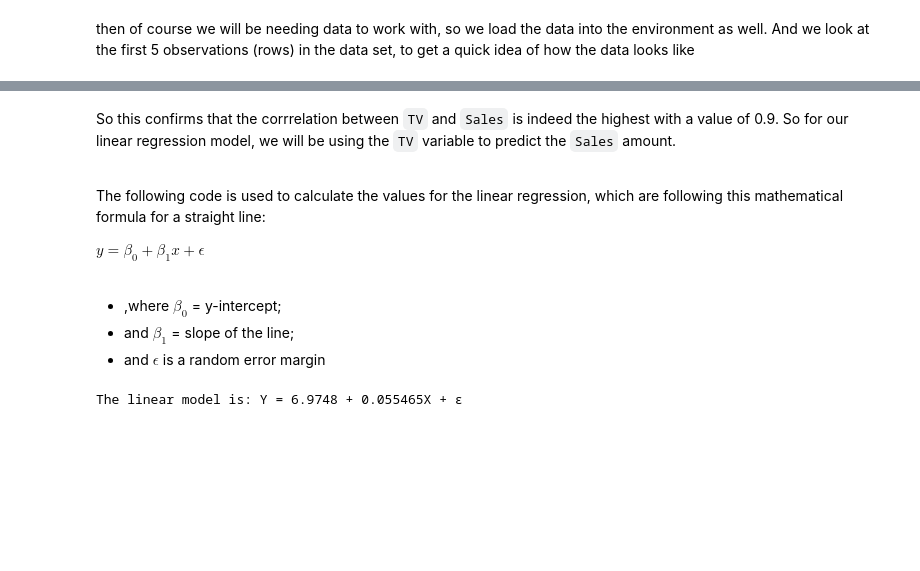
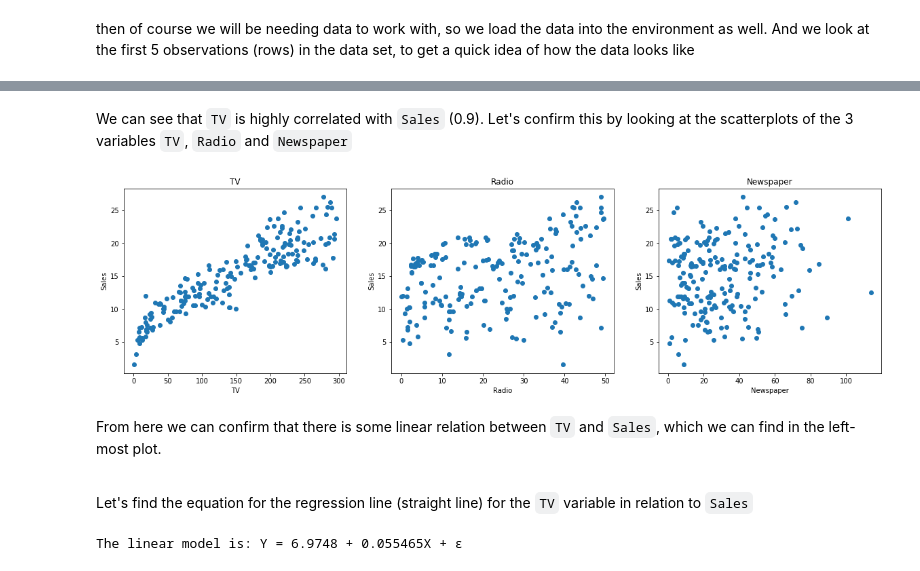
Before and after one commit to DaThabor/Mentoring, a Jupyter notebook: Simple Linear Regression in Python.ipynb, the cells around one changed output, grey strips where cells are left out. Drawn from its saved outputs; the diff is of its cells as text; code cells hidden in the pictures; blank space fills up the shorter version.

```diff
--- a/Simple Linear Regression in Python.ipynb
+++ b/Simple Linear Regression in Python.ipynb
@@ -99,17 +87,27 @@ plt.show()
-# %% [markdown]
-So this confirms that the corrrelation between `TV` and `Sales` is indeed the highest with a value of 0.9. So for our linear regression model, we will be using the `TV` variable to predict the `Sales` amount.
-
-<br>
-
-The following code is used to calculate the values for the linear regression, which are following this mathematical formula for a straight line:
-
-$y = \beta_{0} + \beta_{1}x + \epsilon$
-
-<br>
-
-- ,where $\beta_{0}$ = y-intercept;
-- and $\beta_{1}$ = slope of the line;
-- and $\epsilon$ is a random error margin
+# %% [markdown]
+We can see that `TV` is highly correlated with `Sales` (0.9). Let's confirm this by looking at the scatterplots of the 3 variables `TV`, `Radio` and `Newspaper`
+# %%
+plt.figure(figsize=(20, 5))
+
+features = ['TV', 'Radio', 'Newspaper']
+target = data['Sales']
+
+for i, col in enumerate(features):
+    plt.subplot(1, len(features) , i+1)
+    x = data[col]
+    y = target
+    plt.scatter(x, y, marker='o')
+    plt.title(col)
+    plt.xlabel(col)
+    plt.ylabel('Sales')
+# %% [output]
+[figure, added]
+# %% [markdown]
+From here we can confirm that there is some linear relation between `TV` and `Sales`, which we can find in the left-most plot.
+
+<br>
+
+Let's find the equation for the regression line (straight line) for the `TV` variable in relation to `Sales`
 # %%
 X = data['TV'].values.reshape(-1,1)
 y = data['Sales'].values.reshape(-1,1)
```
Also changed, not shown: parts of 33 cells of this notebook, 1 other file.
